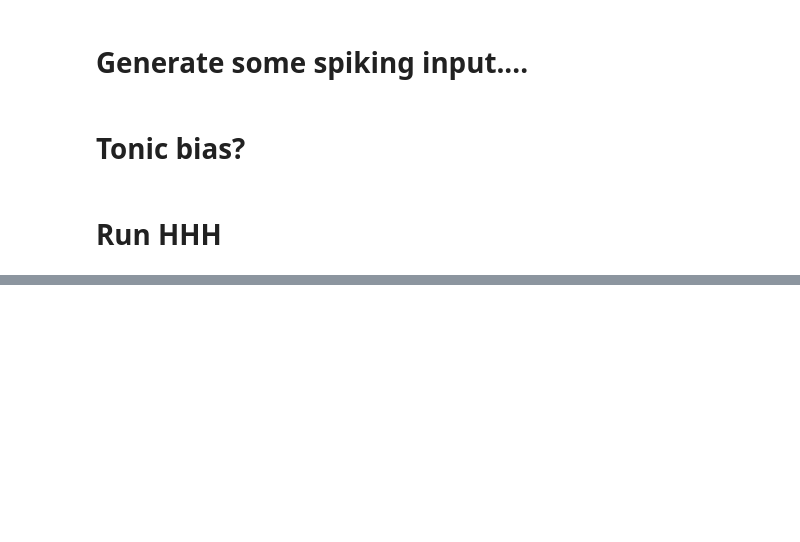
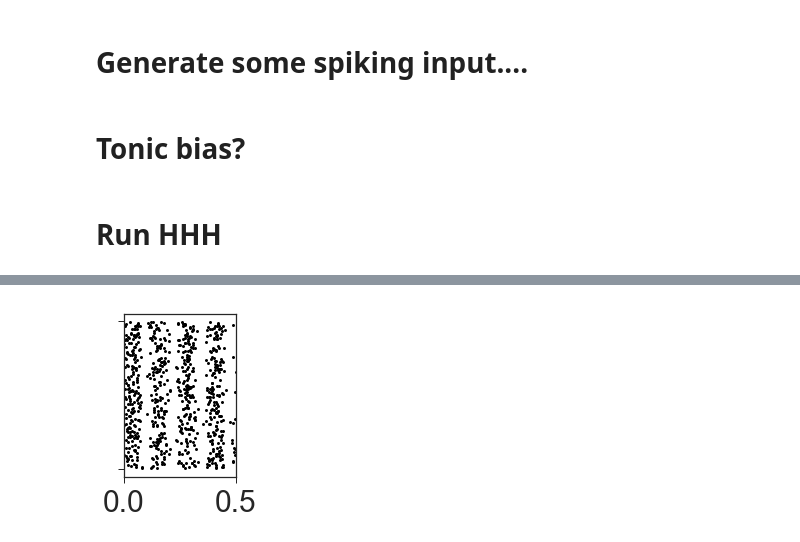
Before and after one commit to voytekresearch/resistingrhythm, a Jupyter notebook: resistingrhythm/ipynb/paper_figures_HHH.ipynb, the cells around one changed output, grey strips where cells are left out. Drawn from its saved outputs; the diff is of its cells as text; code cells hidden in the pictures; blank space fills up the shorter version.

```diff
--- a/resistingrhythm/ipynb/paper_figures_HHH.ipynb
+++ b/resistingrhythm/ipynb/paper_figures_HHH.ipynb
@@ -103,3 +107,14 @@ sns.despine()
+# %%
+# plt.figure()
+fig, ax = plt.subplots(1, sharex=True, figsize=(2, 3))
+
+_ = ax.plot(ts_osc, ns_osc,
+               markersize=3, marker='o', linestyle='', color='k')
+_ = ax.set_yticklabels([])
+_ = ax.set_xlim(0, 0.5)
+# sns.despine()
+# %% [output]
+[figure, added]
 # %%
 # plt.figure()
 fig, ax = plt.subplots(4, sharex=True, figsize=(16, 20))
```
Also changed, not shown: parts of 4 cells of this notebook.
